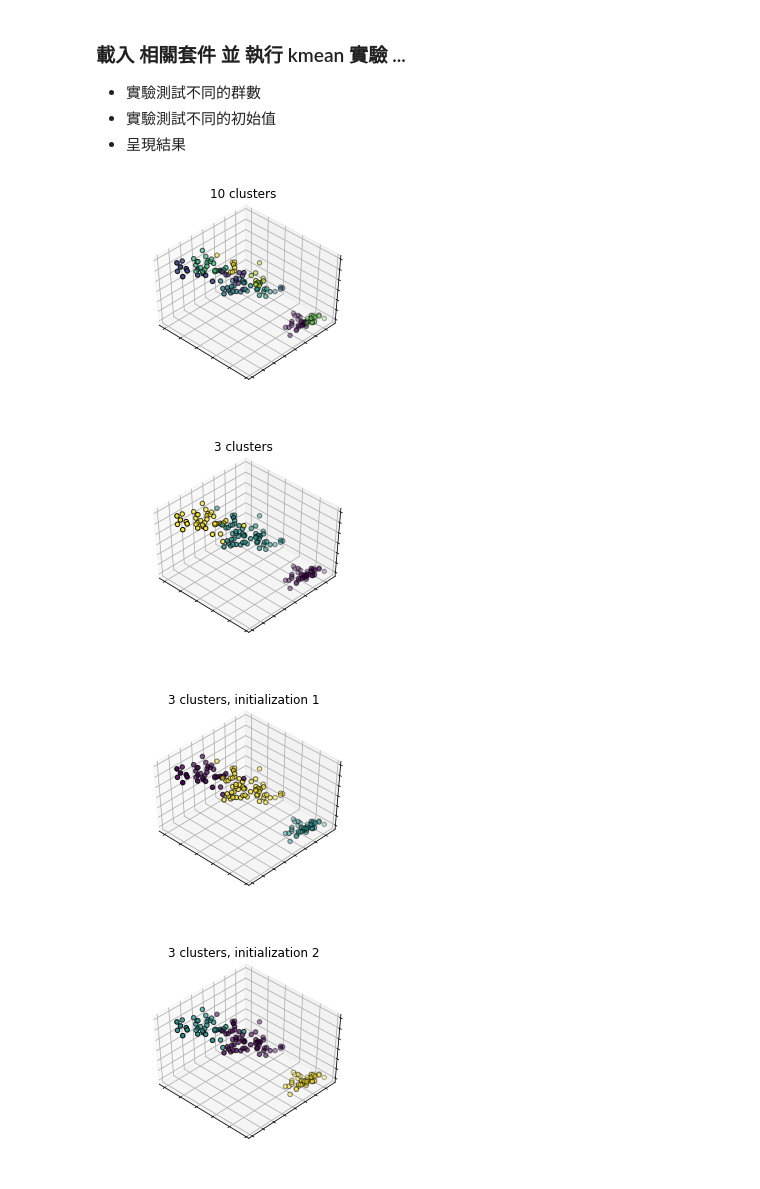
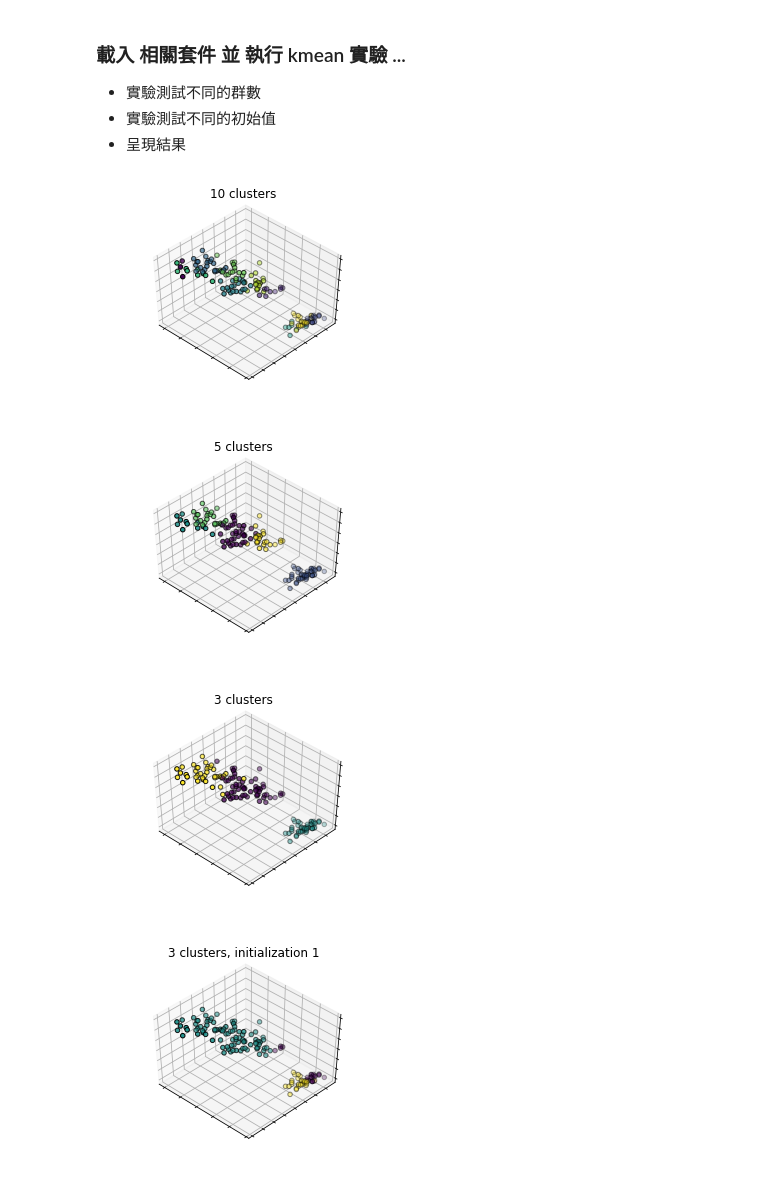
Before and after one commit to build0220/ML-100Days, a Jupyter notebook: Day_055_kmeanSample.ipynb, the cells around one changed output. Saved outputs shown, nothing was run; the diff lists cells and outputs as text; code cells hidden in the pictures.

```diff
--- a/Day_055_kmeanSample.ipynb
+++ b/Day_055_kmeanSample.ipynb
@@ -21,34 +21,37 @@ y = iris.target
 - 實驗測試不同的初始值
 - 呈現結果
 # %%
+#不同群
 estimators = [('k_means_10', KMeans(n_clusters=10)),
+              ('k_means_10', KMeans(n_clusters=5)),
               ('k_means_3', KMeans(n_clusters=3)),
               ('k_means_bad_init', KMeans(n_clusters=3, n_init=1,init='random')),
-              ('k_means_bad_init', KMeans(n_clusters=3, n_init=10,init='random'))
+              ('k_means_bad_init', KMeans(n_clusters=3, n_init=1,init='random')),
+              ('k_means_bad_init', KMeans(n_clusters=3, n_init=1,init='random')),
              ]
 # %%
 fignum = 1
-titles = ['10 clusters', '3 clusters', '3 clusters, initialization 1','3 clusters, initialization 2']
+titles = ['10 clusters', '5 clusters','3 clusters', '3 clusters, initialization 1','3 clusters, initialization 2','3 clusters, initialization 3']
 for name, est in estimators:
     fig = plt.figure(fignum, figsize=(4, 3))
     ax = Axes3D(fig, rect=[0, 0, .95, 1], elev=48, azim=134)
 
     ## fit data
     est.fit(X)
 
     labels = est.labels_
 
     ax.scatter(X[:, 3], X[:, 0], X[:, 2],
                c=labels.astype(np.float), edgecolor='k')
 
     ax.w_xaxis.set_ticklabels([])
     ax.w_yaxis.set_ticklabels([])
     ax.w_zaxis.set_ticklabels([])
     ax.set_title(titles[fignum - 1])
     ax.dist = 12
     fignum = fignum + 1
 # %% [output]
-[figure, old version]
+[figure, new version]
-[figure, old version]
+[figure, new version]
-[figure, old version]
+[figure, new version]
-[figure, old version]
+[figure, new version]
```
Also changed, not shown: parts of 1 cell of this notebook.
